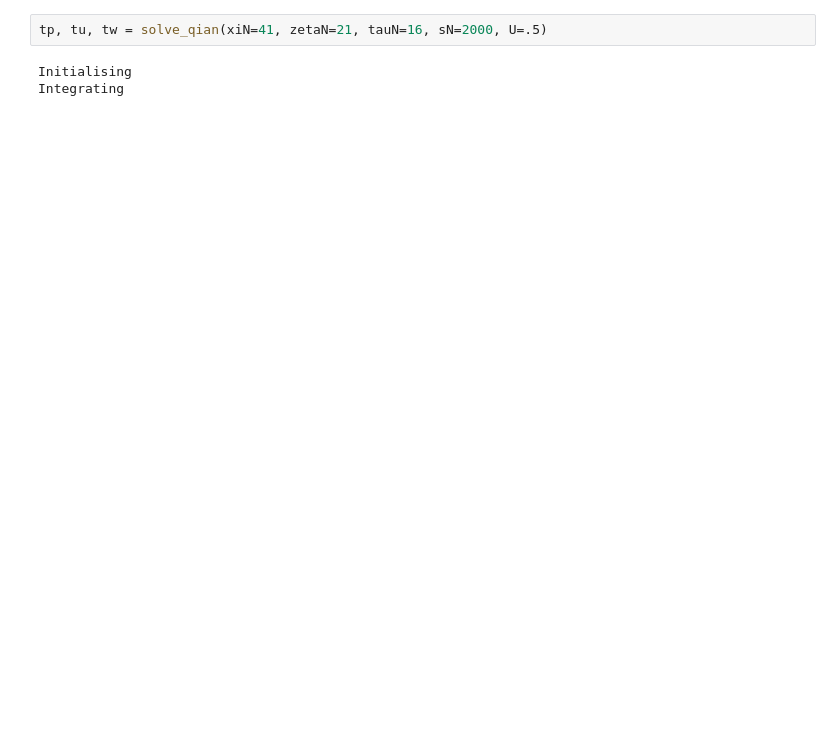
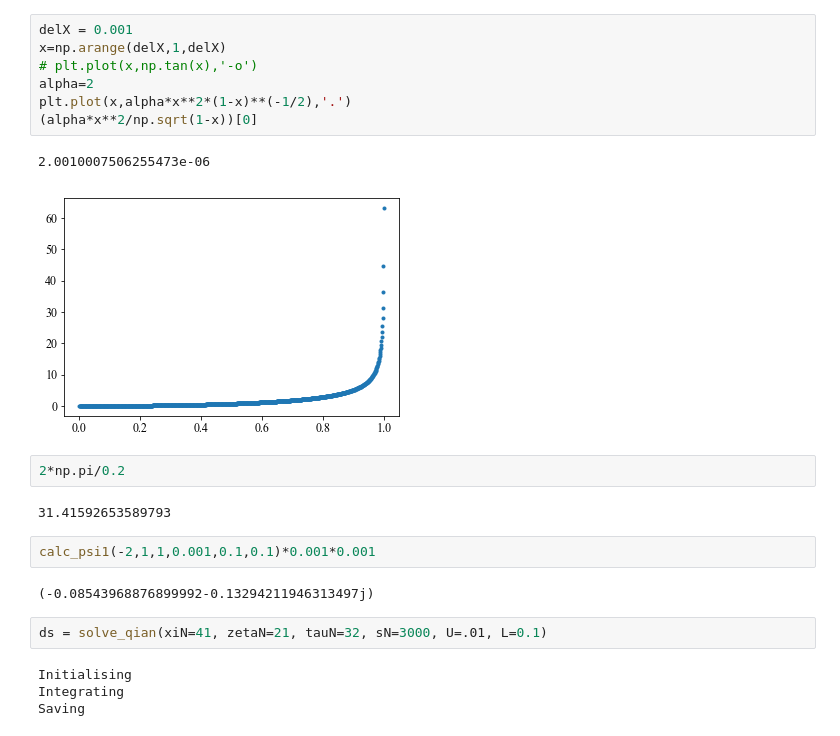
Before and after one commit to eshort0401/rotunno83, a Jupyter notebook: python_scripts/rotunno83.ipynb, the cells around one changed output. Drawn from its saved outputs; the diff is of its cells as text; blank space fills up the shorter version.

```diff
--- a/python_scripts/rotunno83.ipynb
+++ b/python_scripts/rotunno83.ipynb
@@ -216,5 +318,24 @@ def calc_k(theta,U):
+# %%
+delX = 0.001
+x=np.arange(delX,1,delX)
+# plt.plot(x,np.tan(x),'-o')
+alpha=2
+plt.plot(x,alpha*x**2*(1-x)**(-1/2),'.')
+(alpha*x**2/np.sqrt(1-x))[0]
+# %% [output]
+2.0010007506255473e-06
+[figure, added]
+# %%
+2*np.pi/0.2
+# %% [output]
+31.41592653589793
+# %%
+calc_psi1(-2,1,1,0.001,0.1,0.1)*0.001*0.001
+# %% [output]
+(-0.08543968876899992-0.13294211946313497j)
 # %%
-tp, tu, tw = solve_qian(xiN=41, zetaN=21, tauN=16, sN=2000, U=.5)
+ds = solve_qian(xiN=41, zetaN=21, tauN=32, sN=3000, U=.01, L=0.1)
 # %% [output]
 Initialising
 Integrating
+Saving
```
Also changed, not shown: parts of 10 cells of this notebook, 1 other file.
